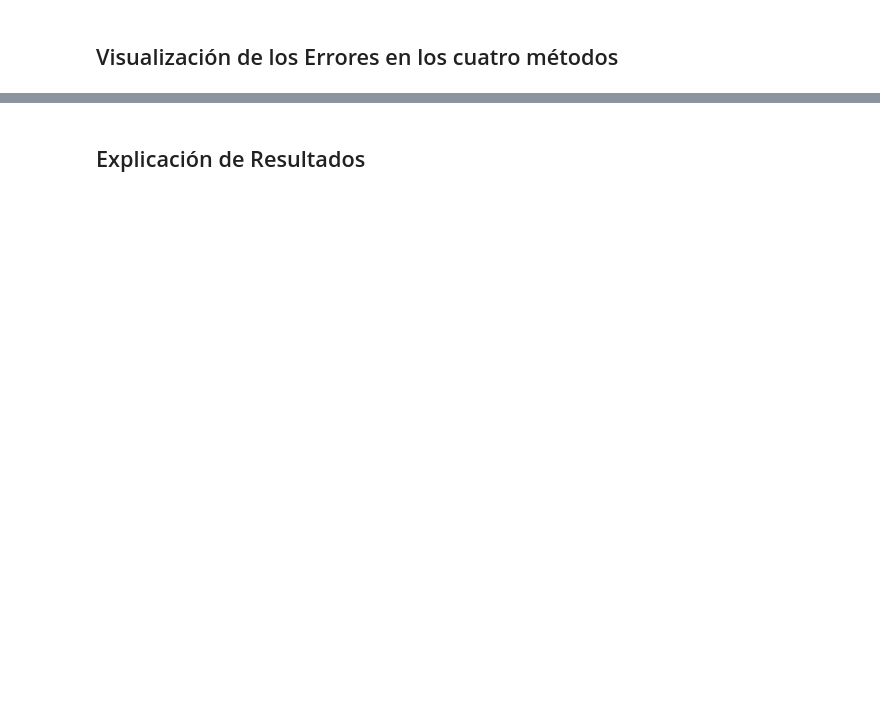
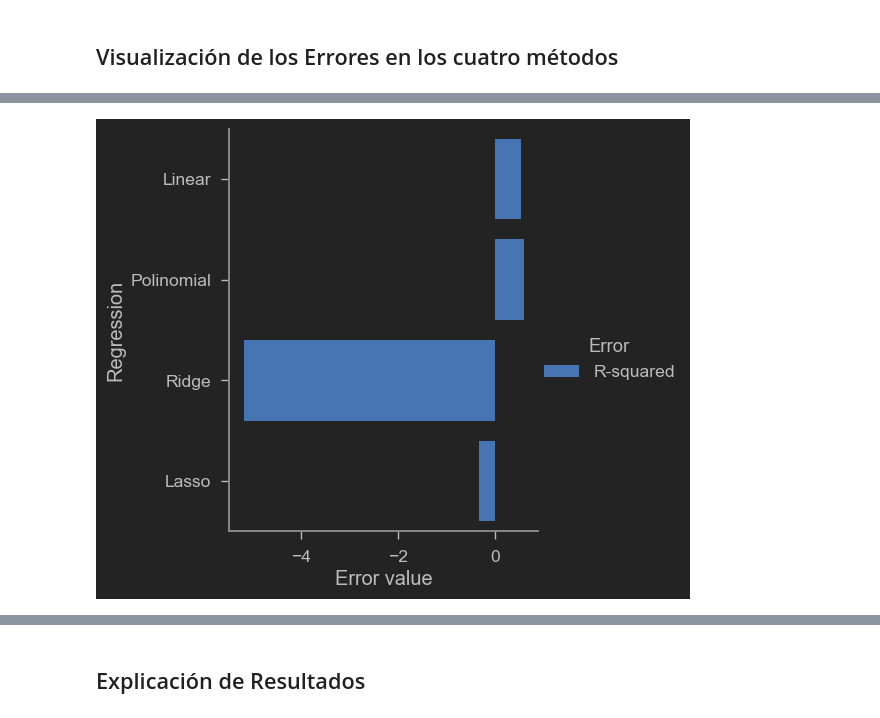
Before and after one commit to PosgradoMNA/actividades-de-aprendizaje-armandoBringas-a01200230, a Jupyter notebook: Activity_week_8/Actividad-7-Regresiones_y_K-means/TecMty_Regresion_lineal_polinomial.ipynb, the cells around one changed output, grey strips where cells are left out. Saved outputs shown, nothing was run; the diff lists cells and outputs as text; code cells hidden in the pictures; blank space fills up the shorter version.

```diff
--- a/Activity_week_8/Actividad-7-Regresiones_y_K-means/TecMty_Regresion_lineal_polinomial.ipynb
+++ b/Activity_week_8/Actividad-7-Regresiones_y_K-means/TecMty_Regresion_lineal_polinomial.ipynb
@@ -744,0 +772,12 @@ plt.show()
+# %%
+# Aplicamos un 'melt' que es un 'unpivot' de los datos para que podamos graficarlos
+error_comparison_melt_df2 = pd.melt(
+    error_comparison_df2,
+    id_vars="Error",
+    var_name="Regression",
+    value_name="Error value")
+
+sns.catplot(data=error_comparison_melt_df2, x="Error value", y="Regression", hue='Error', kind="bar")
+plt.show()
+# %% [output]
+[figure, added]
```
Also changed, not shown: parts of 27 cells of this notebook.
